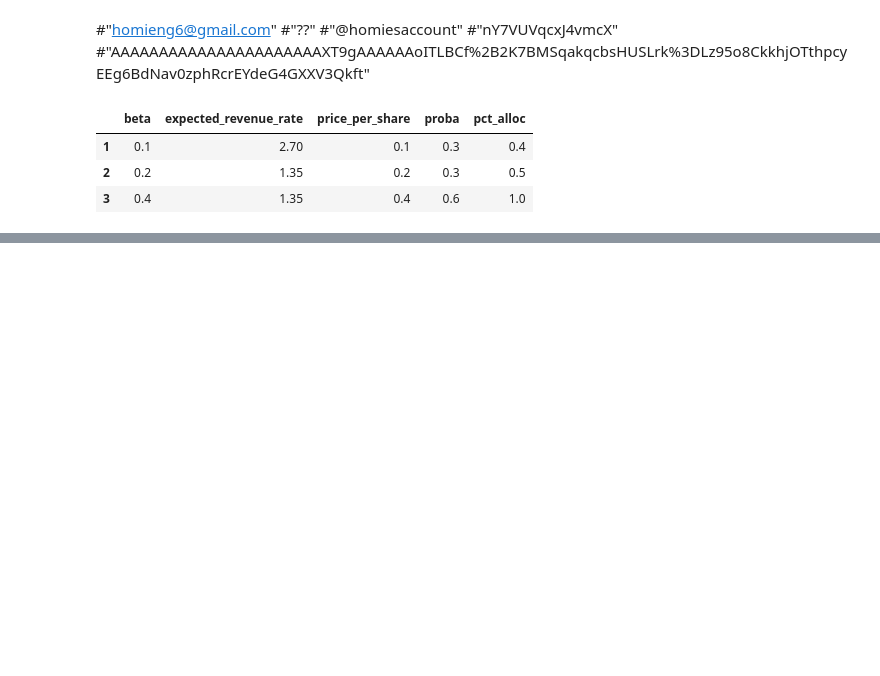
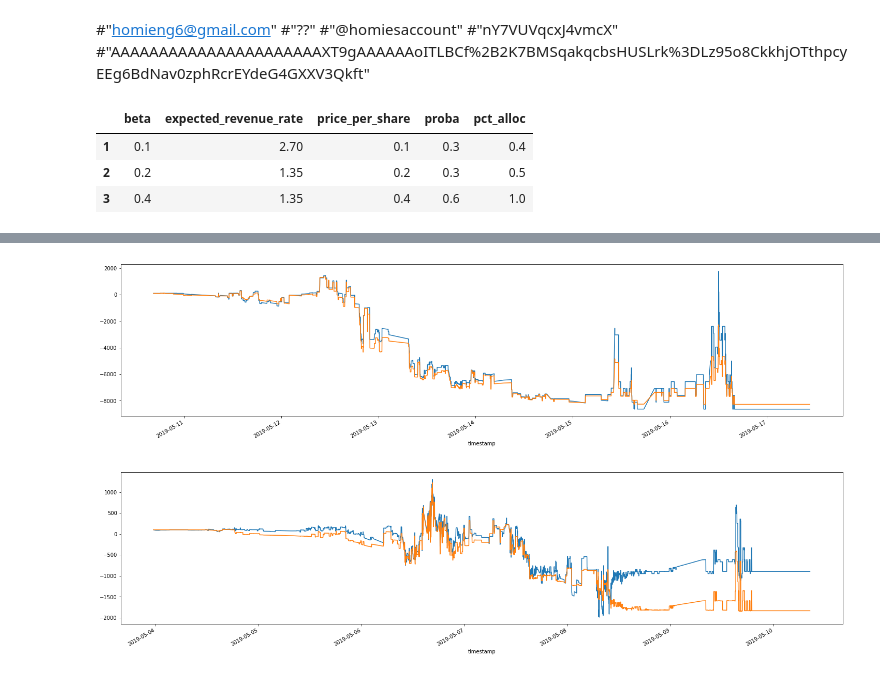
Before and after one commit to mng12689/predictit, a Jupyter notebook: Untitled-Copy1.ipynb, the cells around one changed output, grey strips where cells are left out. Drawn from its saved outputs; the diff is of its cells as text; code cells hidden in the pictures; blank space fills up the shorter version.

```diff
--- a/Untitled-Copy1.ipynb
+++ b/Untitled-Copy1.ipynb
@@ -1004,0 +953,5 @@ NameError: name 'grouped' is not defined
+# %%
+compare_strategies("@potus", directories=["discrete-no-pos","continuous-no-pos"])
+# %% [output]
+[figure, added]
+[figure, added]
```
Also changed, not shown: parts of 45 cells of this notebook, 12 other files.
